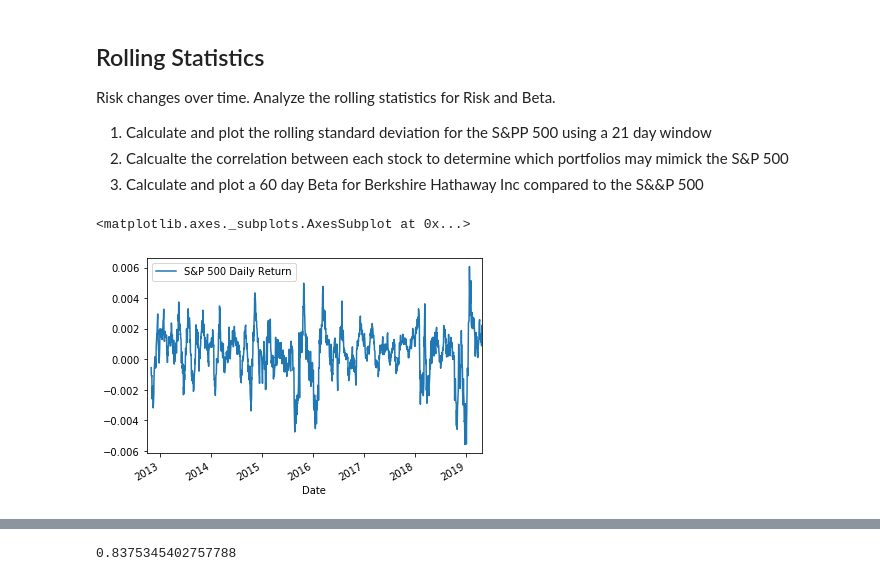
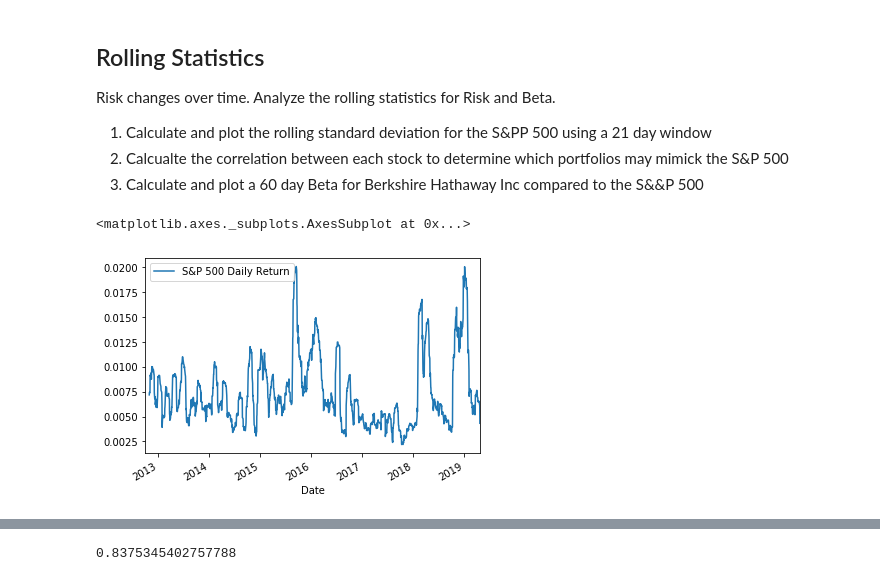
Before and after one commit to yurijiao/Pandas-HW, a Jupyter notebook: Pandas-HW.ipynb, the cells around one changed output, grey strips where cells are left out. Drawn from its saved outputs; the diff is of its cells as text; code cells hidden in the pictures.

```diff
--- a/Pandas-HW.ipynb
+++ b/Pandas-HW.ipynb
@@ -111,7 +104,7 @@ algo_df
 Read the S&P500 Historic Closing Prices and create a new daily returns DataFrame from the data.
 # %%
 # Reading S&P 500 Closing Prices
-sp500_history_csv = Path(r"Resources\sp500_history.csv")
+sp500_history_csv = Path('Resources/sp500_history.csv')
 sp500_history_df = pd.read_csv (sp500_history_csv, index_col = 'Date', infer_datetime_format=True, parse_dates=True)
 sp500_history_df.sort_index(inplace=True)
 sp500_history_df.head()
@@ -261,7 +265,8 @@ Risk changes over time. Analyze the rolling statistics for Risk and Beta.
 2. Calculate and plot a 60 day Beta for Berkshire Hathaway Inc compared to the S&&P 500
 # %%
 # Calculate and plot the rolling standard deviation for the S&PP 500 using a 21 day window
-ax = sp500_daily_returns.rolling(window=21).mean().plot()
+sp500_rolling_std = sp500_daily_returns.rolling(window=21).std()
+sp500_rolling_std.plot()
 # %% [output]
 <matplotlib.axes._subplots.AxesSubplot at 0x...>
-[figure, old version]
+[figure, new version]
```
Also changed, not shown: parts of 39 cells of this notebook, 7 other files.
